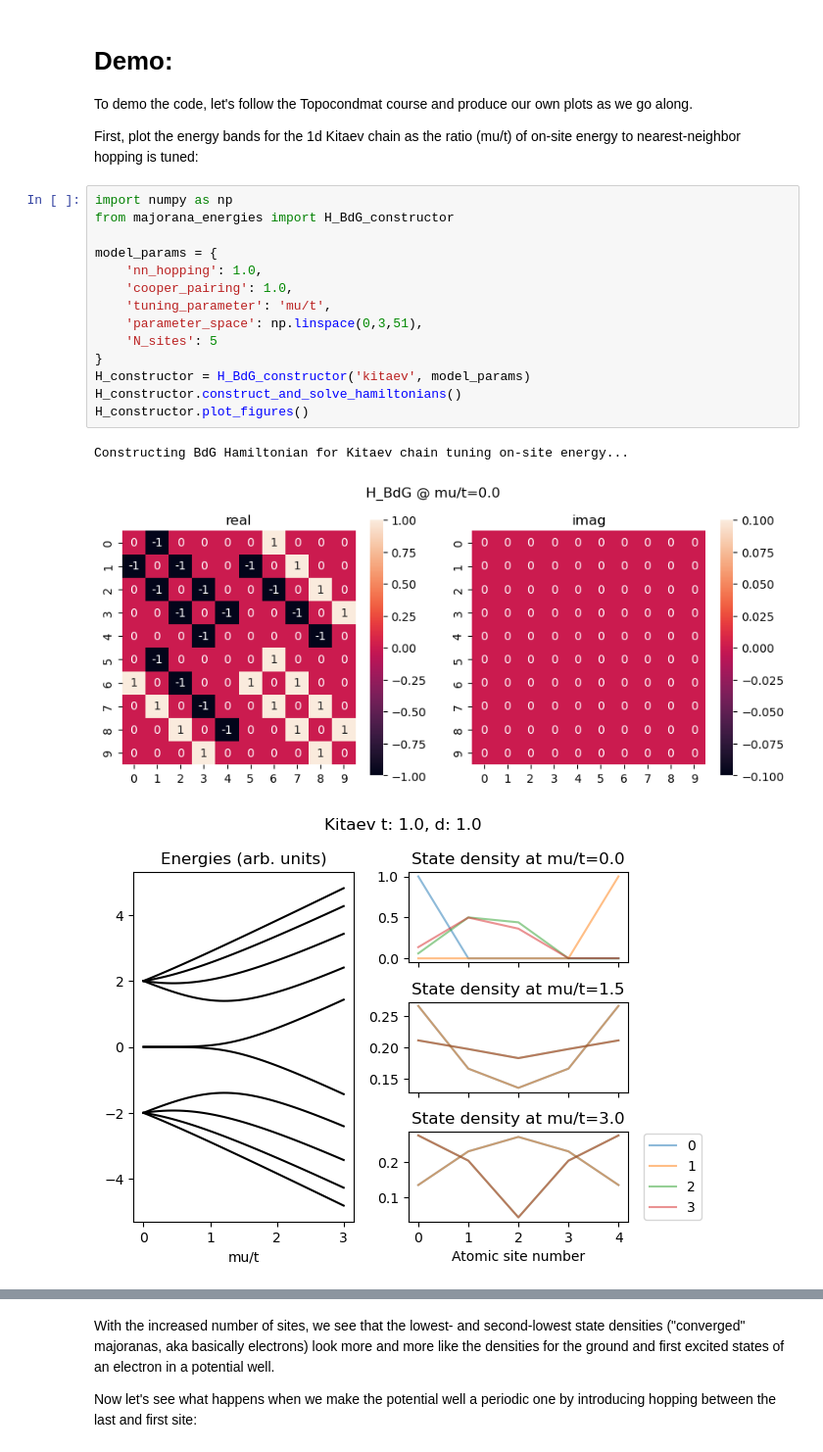
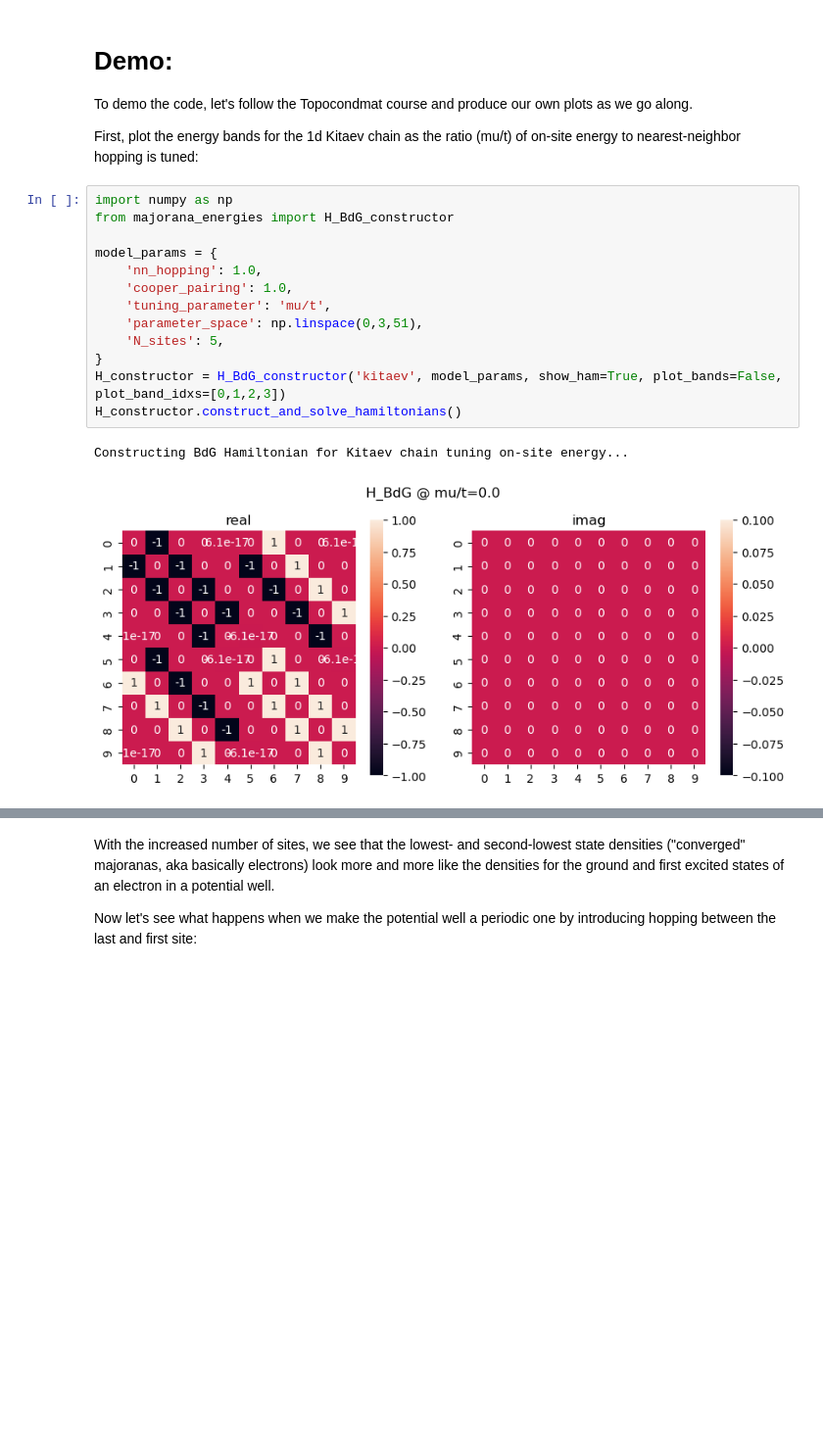
Before and after one commit to ericakotta/demos, a Jupyter notebook: majorana_energies_nb.ipynb, the cells around one changed output, grey strips where cells are left out. Shown at 98% size. Drawn from its saved outputs; the diff is of its cells as text; blank space fills up the shorter version.

```diff
--- a/majorana_energies_nb.ipynb
+++ b/majorana_energies_nb.ipynb
@@ -39,18 +39,16 @@ First, plot the energy bands for the 1d Kitaev chain as the ratio (mu/t) of on-s
 # %%
 import numpy as np
 from majorana_energies import H_BdG_constructor
 
 model_params = {
     'nn_hopping': 1.0,
     'cooper_pairing': 1.0,
     'tuning_parameter': 'mu/t',
     'parameter_space': np.linspace(0,3,51),
-    'N_sites': 5
+    'N_sites': 5,
 }
-H_constructor = H_BdG_constructor('kitaev', model_params)
+H_constructor = H_BdG_constructor('kitaev', model_params, show_ham=True, plot_bands=False, plot_band_idxs=[0,1,2,3])
 H_constructor.construct_and_solve_hamiltonians()
-H_constructor.plot_figures()
 # %% [output]
 Constructing BdG Hamiltonian for Kitaev chain tuning on-site energy...
-[figure, old version]
+[figure, new version]
-[figure, removed]
```
Also changed, not shown: parts of 6 cells of this notebook, 1 other file.
